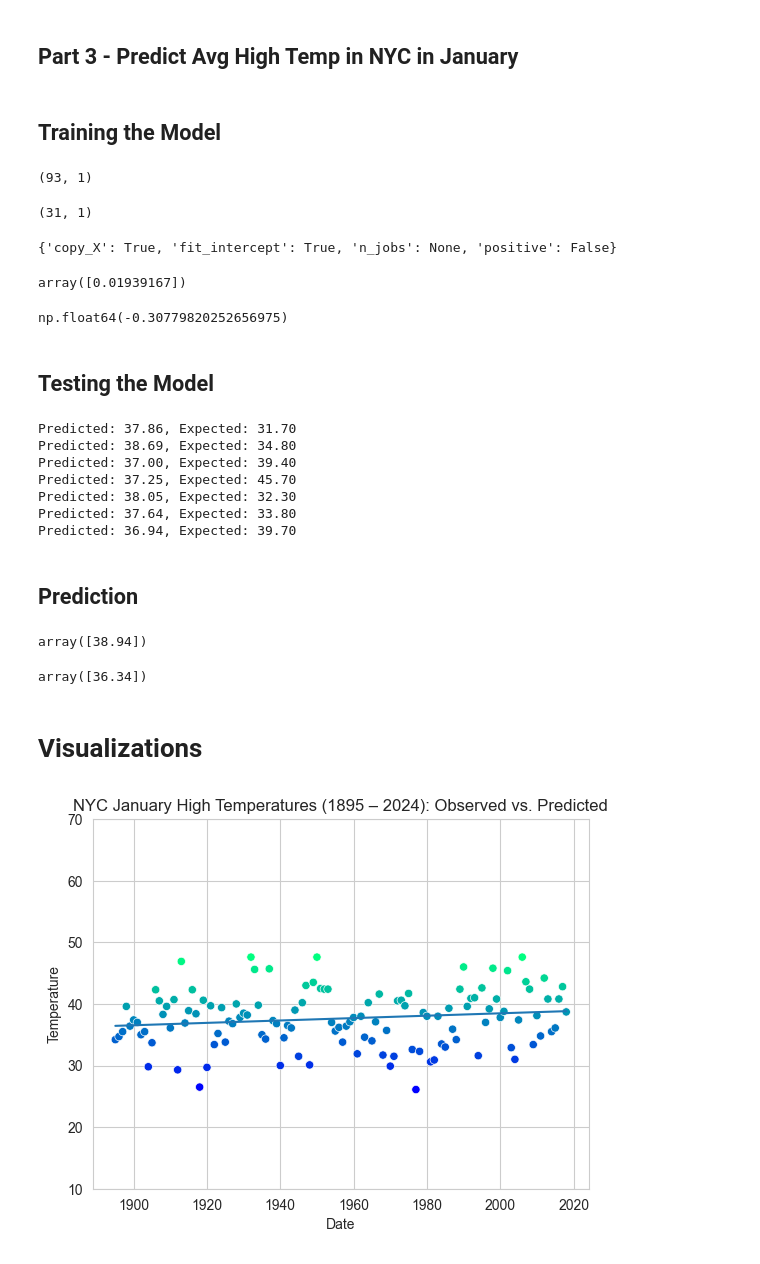
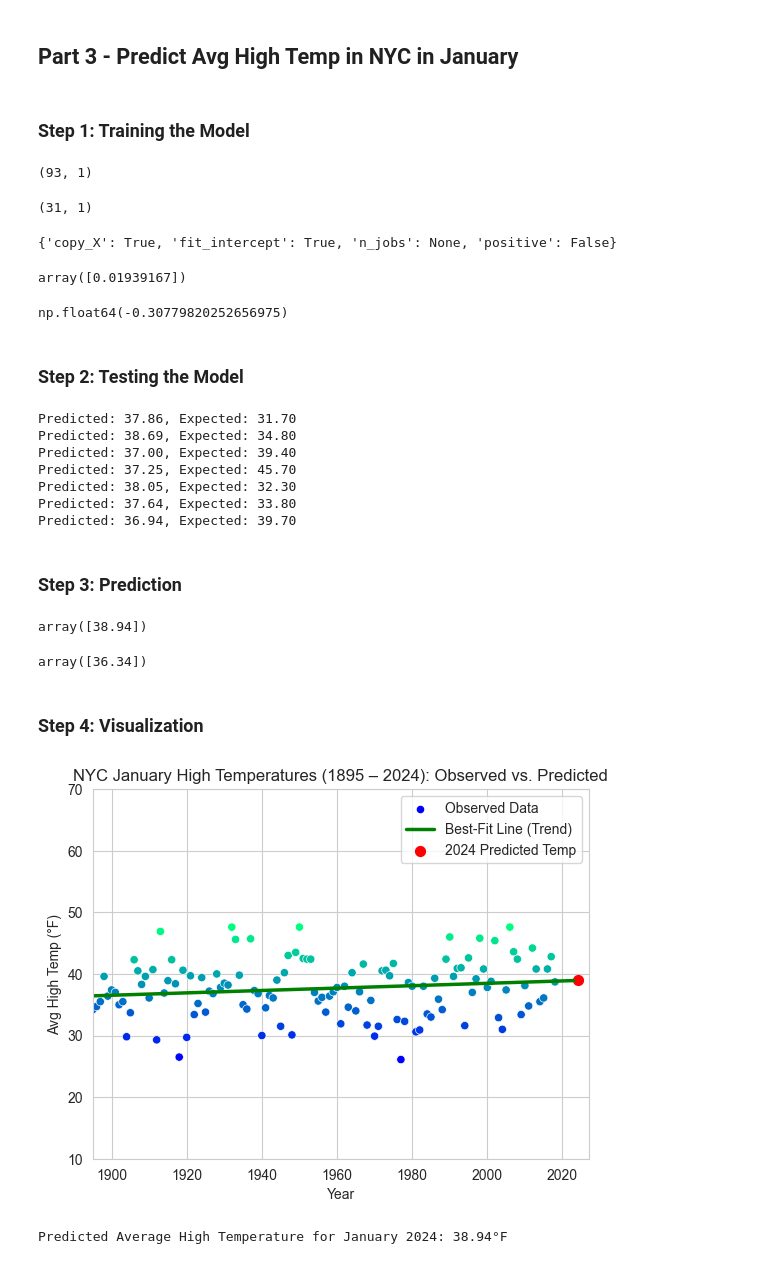
Before and after one commit to ssowers2/datafun-07-applied, a Jupyter notebook: sowers.ml.ipynb, the cells around one changed output. Saved outputs shown, nothing was run; the diff lists cells and outputs as text; code cells hidden in the pictures.

```diff
--- a/sowers.ml.ipynb
+++ b/sowers.ml.ipynb
@@ -211,7 +217,7 @@ plt.legend();
 # %% [markdown]
 ## Part 3 - Predict Avg High Temp in NYC in January
 # %% [markdown]
-## Training the Model
+### Step 1: Training the Model
 # %%
 X_train, X_test, y_train, y_test = train_test_split (
     nyc_df.Date.values.reshape(-1, 1), nyc_df.Temperature.values, random_state=11
@@ -241,7 +247,7 @@ display(linear_regression.intercept_)
 array([0.01939167])
 np.float64(-0.30779820252656975)
 # %% [markdown]
-## Testing the Model
+### Step 2: Testing the Model
 # %%
 # This code compares the model’s predictions to the actual values for temperature.
 
@@ -263,7 +269,7 @@ Predicted: 38.05, Expected: 32.30
 Predicted: 37.64, Expected: 33.80
 Predicted: 36.94, Expected: 39.70
 # %% [markdown]
-## Prediction
+### Step 3: Prediction
 # %%
 #  This code predicts January high temperatures for any given year using y = mx + b for 2024 and 1890.
 
@@ -274,21 +280,59 @@ display(predict(1890).round(2))
 # %% [output]
 array([38.94])
 array([36.34])
-# %% [markdown]
-# Visualizations
-# %%
-# Use scatterplot with the nyc DataFrame to display the data points.
-axes = sns.scatterplot(data=nyc_df, x='Date', y='Temperature', hue='Temperature', palette='winter', legend=False)
-
-# Scale y-axis range of values for better readability
-axes.set_ylim(10, 70)
-
-axes.set_title("NYC January High Temperatures (1895 – 2024): Observed vs. Predicted")
-
-# The x-coordinates of the regression line's start and end points
-x = np.array([min(nyc_df.Date.values), max(nyc_df.Date.values)])
-y = predict(x)
-
-line = plt.plot(x, y)
-# %% [output]
-[figure, removed]
+# %% [markdown]
+### Step 4: Visualization
+# %%
+# Uses LinearRegression from sklearn.linear_model
+
+# # Define the prediction function using the trained model
+predict = lambda x: (linear_regression.coef_[0] * x + linear_regression.intercept_)
+
+# Generate an extended range of years for the best-fit line
+extended_years = np.arange(nyc_df.Date.min(), 2024)
+
+# Predicted temperatures for the extended years
+predicted_temps = predict(extended_years)
+
+# Set Seaborn style
+sns.set_style('whitegrid')
+
+# Create scatterplot for observed temperature data
+axes = sns.scatterplot(data=nyc_df, x='Date', y='Temperature', hue='Temperature', palette='winter', legend=False)
+
+# Legend entry for Observed Data
+plt.scatter([], [], color="blue", s=20, label="Observed Data")
+
+# Plot the best-fit regression line (long term trend)
+plt.plot(extended_years, predicted_temps, color='green', linestyle='-', linewidth=2.5, label="Best-Fit Line (Trend)")
+
+# Predict and highlight 2024 using red dot
+forecast_2024 = predict(2024)
+plt.scatter(2024, forecast_2024, color='red', marker='o', s=50, label="2024 Predicted Temp")
+
+# The x-coordinates of the regression line's start and end points
+x = np.array([min(nyc_df.Date.values), max(nyc_df.Date.values)])
+y = predict(x)
+
+# Set X and Y limits. Extend slightly past 2024 for clarity.
+plt.xlim(nyc_df.Date.min(), 2027)
+plt.ylim(10, 70)
+
+# Add Title & Labels
+plt.title('NYC January High Temperatures (1895 – 2024): Observed vs. Predicted')
+plt.xlabel("Year")
+plt.ylabel("Avg High Temp (°F)")
+
+# Show legend
+plt.legend()
+
+# Show plot
+plt.show()
+
+# Print the predicted temperature for 2024
+print(f"Predicted Average High Temperature for January 2024: {forecast_2024:.2f}°F")
+
+# type(linear_regression)
+# %% [output]
+[figure, added]
+Predicted Average High Temperature for January 2024: 38.94°F
```
Also changed, not shown: parts of 15 cells of this notebook, 1 other file.
